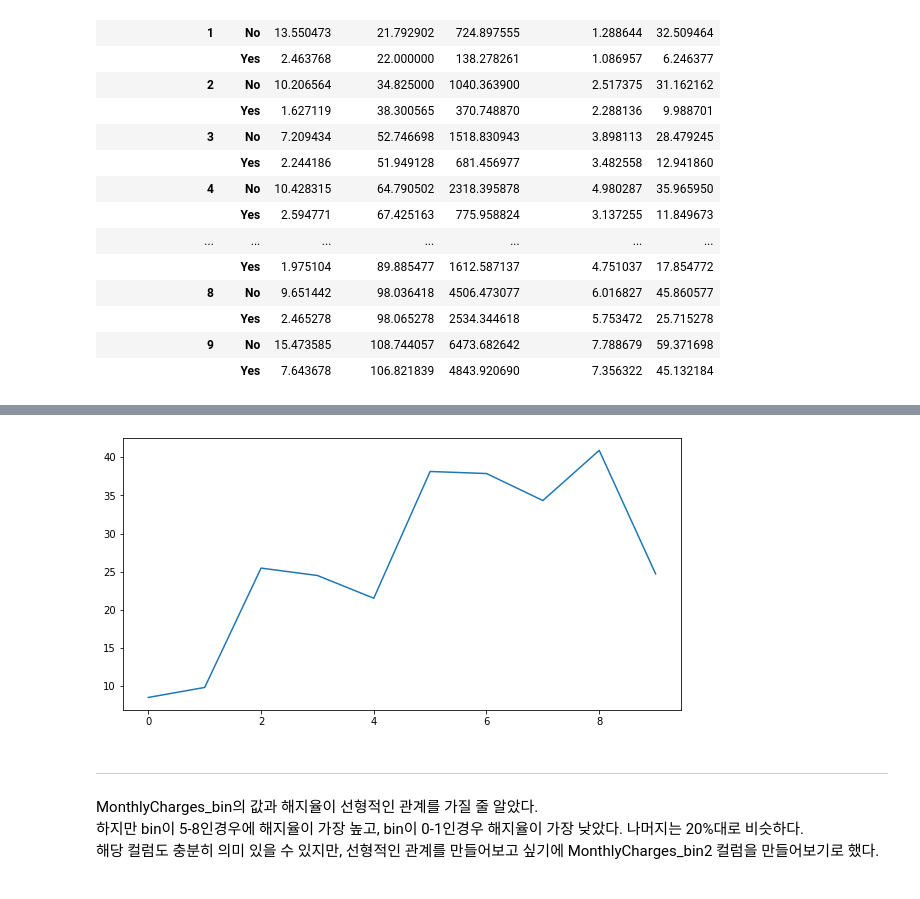
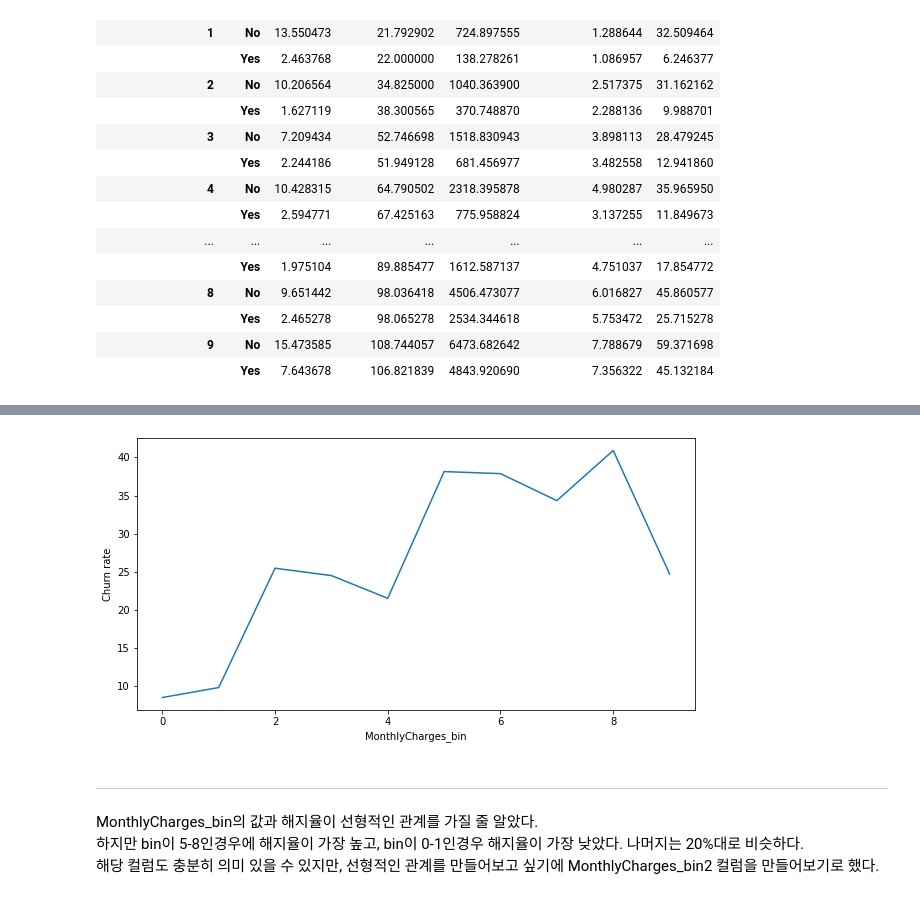
Before and after one commit to PingPingE/Kaggle-Telco_customer_churn, a Jupyter notebook: telco-customer-churn.ipynb, the cells around one changed output, grey strips where cells are left out. Cells and saved outputs as stored; diff of their text form; code cells hidden in the pictures.

```diff
--- a/telco-customer-churn.ipynb
+++ b/telco-customer-churn.ipynb
@@ -868,15 +868,3 @@ pd.pivot_table(main_df, index=['MonthlyCharges_bin', 'Churn'])
 |  | Yes | 2.465278 | 98.065278 | 2534.344618 | 5.753472 | 25.715278 |
 | 9 | No | 15.473585 | 108.744057 | 6473.682642 | 7.788679 | 59.371698 |
 |  | Yes | 7.643678 | 106.821839 | 4843.920690 | 7.356322 | 45.132184 |
-# %%
-plt.figure(figsize=(20,15))
-color_dic = {0:['lightpink','hotpink'],1:['lightgreen','green'],2:['violet','purple'],
-             3:['lightgray','gray'],4:['lightyellow','yellow'],5:['#ff5050','#ffaa00'],
-            6:['#ff99ff','#ff6699',],7:['#e6f2ff','#99ccff'],8:['#ccccff','#cc99ff'],
-            9:['#ff9966', '#ff6600']}
-for e in range(10):
-    plt.subplot(3,4,e+1)
-    target =main_df.loc[main_df.MonthlyCharges_bin == e].Churn.value_counts()
-    plt.pie(target, autopct="%.2f", labels =target.keys(), colors = color_dic[e])
-    plt.title(f"MonthlyCharges_bin == {e}")
-plt.show()
@@ -885,13 +871,14 @@ plt.show()
 # %%
-pct = {}
+tmp_df = pd.DataFrame({'MonthlyCharges_bin':[],'Churn rate':[]})
 for i in range(10):
     target = main_df.loc[main_df.MonthlyCharges_bin == i].Churn.value_counts()
-    pct[i] = round(target['Yes']/target.sum()*100,2)
-plt.figure(figsize=(10,5))
-sns.lineplot(x=list(range(10)), y=list(pct.values()))
-plt.show()
+    tmp_df = tmp_df.append({'MonthlyCharges_bin':i,'Churn rate':round(target['Yes']/target.sum()*100,2)},ignore_index=True)
-# %% [output]
-[figure, removed]
+# %%
+plt.figure(figsize=(10,5))
+sns.lineplot(x=tmp_df['MonthlyCharges_bin'], y= tmp_df['Churn rate'])
+plt.show()
+# %% [output]
+[figure, added]
 # %% [markdown]
 -----------------
 MonthlyCharges_bin의 값과 해지율이 선형적인 관계를 가질 줄 알았다.<br>
```
Also changed, not shown: parts of 13 cells of this notebook.
